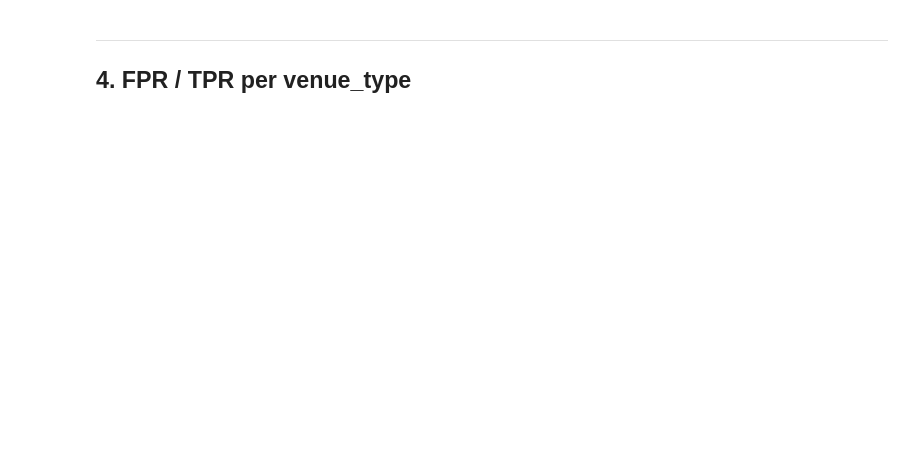
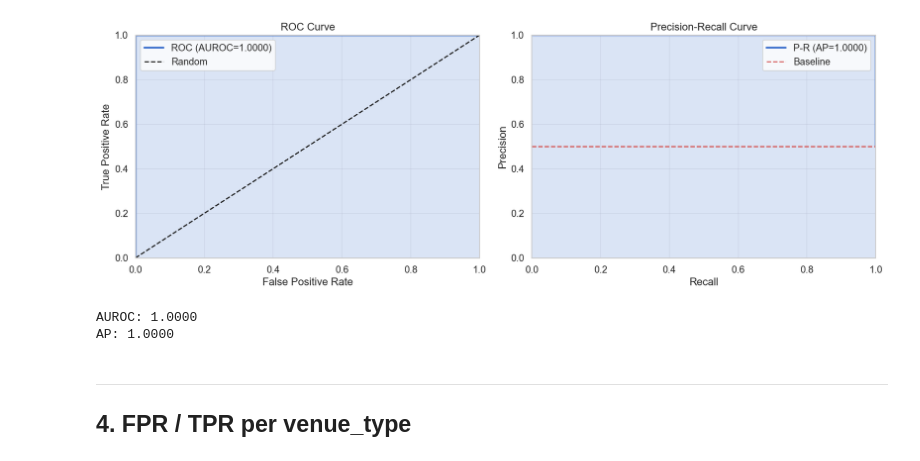
Before and after one commit to andreainno22/Thesis-project-UNIPI, a Jupyter notebook: src/patchcore_analysis.ipynb, the cells around one changed output. Drawn from its saved outputs; the diff is of its cells as text; code cells hidden in the pictures; blank space fills up the shorter version.

```diff
--- a/src/patchcore_analysis.ipynb
+++ b/src/patchcore_analysis.ipynb
@@ -203,3 +180,57 @@ else:
+# %%
+# ── ROC Curve and Precision-Recall ──────────────────────────────────────────
+
+# Combine normal and obstructed, label as 0/1
+all_scores = pd.concat([normal_df['score'], obstructed_df['score']], ignore_index=True)
+all_labels = pd.concat([
+    pd.Series([0] * len(normal_df)),
+    pd.Series([1] * len(obstructed_df))
+], ignore_index=True)
+
+# ROC
+fpr, tpr, thresholds_roc = roc_curve(all_labels, all_scores)
+auroc = roc_auc_score(all_labels, all_scores)
+
+# Precision-Recall
+prec, rec, thresholds_pr = precision_recall_curve(all_labels, all_scores)
+ap = average_precision_score(all_labels, all_scores)
+
+# Plot
+fig, axes = plt.subplots(1, 2, figsize=(14, 5))
+
+# ROC
+axes[0].plot(fpr, tpr, lw=2.5, label=f'ROC (AUROC={auroc:.4f})')
+axes[0].plot([0, 1], [0, 1], 'k--', lw=1.5, label='Random')
+axes[0].fill_between(fpr, tpr, alpha=0.2)
+axes[0].set_xlabel('False Positive Rate')
+axes[0].set_ylabel('True Positive Rate')
+axes[0].set_title('ROC Curve')
+axes[0].legend()
+axes[0].grid(alpha=0.3)
+axes[0].set_xlim([0, 1])
+axes[0].set_ylim([0, 1])
+
+# Precision-Recall
+axes[1].plot(rec, prec, lw=2.5, label=f'P-R (AP={ap:.4f})')
+axes[1].axhline(y=all_labels.sum() / len(all_labels), color='r', linestyle='--', lw=1.5, label='Baseline')
+axes[1].fill_between(rec, prec, alpha=0.2)
+axes[1].set_xlabel('Recall')
+axes[1].set_ylabel('Precision')
+axes[1].set_title('Precision-Recall Curve')
+axes[1].legend()
+axes[1].grid(alpha=0.3)
+axes[1].set_xlim([0, 1])
+axes[1].set_ylim([0, 1])
+
+plt.tight_layout()
+plt.show()
+
+print(f'AUROC: {auroc:.4f}')
+print(f'AP: {ap:.4f}')
+# %% [output]
+[figure, added]
+AUROC: 1.0000
+AP: 1.0000
 # %% [markdown]
 ---
 ## 4. FPR / TPR per venue_type
```
Also changed, not shown: parts of 38 cells of this notebook, 4 other files.
